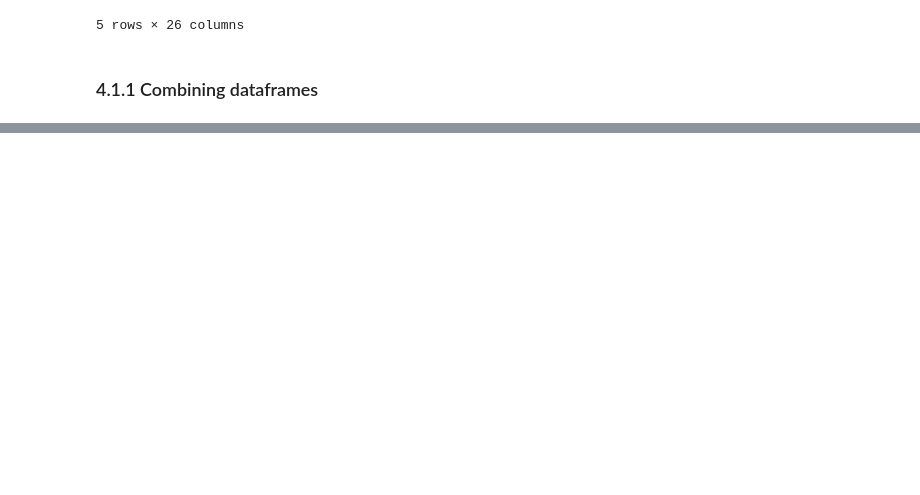
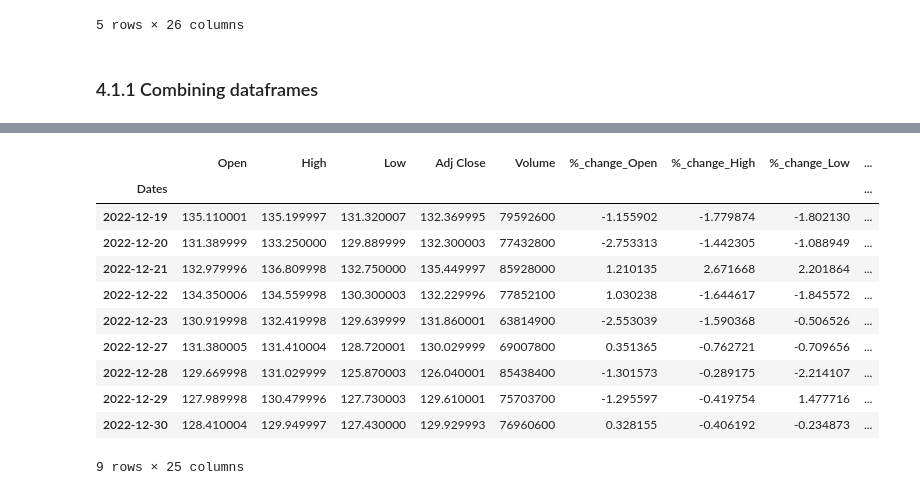
Before and after one commit to parisvu07/Springboard_Data_Science, a Jupyter notebook: Capstone_2_Twitter_Sentiment_Analysis/04_Modeling.ipynb, the cells around one changed output, grey strips where cells are left out. Saved outputs shown, nothing was run; the diff lists cells and outputs as text; code cells hidden in the pictures; blank space fills up the shorter version.

```diff
--- a/Capstone_2_Twitter_Sentiment_Analysis/04_Modeling.ipynb
+++ b/Capstone_2_Twitter_Sentiment_Analysis/04_Modeling.ipynb
@@ -53,0 +79,17 @@ tweets_data.head()
+# %%
+#Merging tweets with stock data. By default, merging will perform an inner join
+stock_tweets_data = pd.merge(eda_stock_data, combined_tweets, left_index=True, right_index=True)
+stock_tweets_data
+# %% [output]
+|  | Open | High | Low | Adj Close | Volume | %_change_Open | %_change_High | %_change_Low | ... |
+| Dates |  |  |  |  |  |  |  |  | ... |
+| 2022-12-19 | 135.110001 | 135.199997 | 131.320007 | 132.369995 | 79592600 | -1.155902 | -1.779874 | -1.802130 | ... |
+| 2022-12-20 | 131.389999 | 133.250000 | 129.889999 | 132.300003 | 77432800 | -2.753313 | -1.442305 | -1.088949 | ... |
+| 2022-12-21 | 132.979996 | 136.809998 | 132.750000 | 135.449997 | 85928000 | 1.210135 | 2.671668 | 2.201864 | ... |
+| 2022-12-22 | 134.350006 | 134.559998 | 130.300003 | 132.229996 | 77852100 | 1.030238 | -1.644617 | -1.845572 | ... |
+| 2022-12-23 | 130.919998 | 132.419998 | 129.639999 | 131.860001 | 63814900 | -2.553039 | -1.590368 | -0.506526 | ... |
+| 2022-12-27 | 131.380005 | 131.410004 | 128.720001 | 130.029999 | 69007800 | 0.351365 | -0.762721 | -0.709656 | ... |
+| 2022-12-28 | 129.669998 | 131.029999 | 125.870003 | 126.040001 | 85438400 | -1.301573 | -0.289175 | -2.214107 | ... |
+| 2022-12-29 | 127.989998 | 130.479996 | 127.730003 | 129.610001 | 75703700 | -1.295597 | -0.419754 | 1.477716 | ... |
+| 2022-12-30 | 128.410004 | 129.949997 | 127.430000 | 129.929993 | 76960600 | 0.328155 | -0.406192 | -0.234873 | ... |
+9 rows × 25 columns
```
Also changed, not shown: parts of 10 cells of this notebook, 2 other files.
